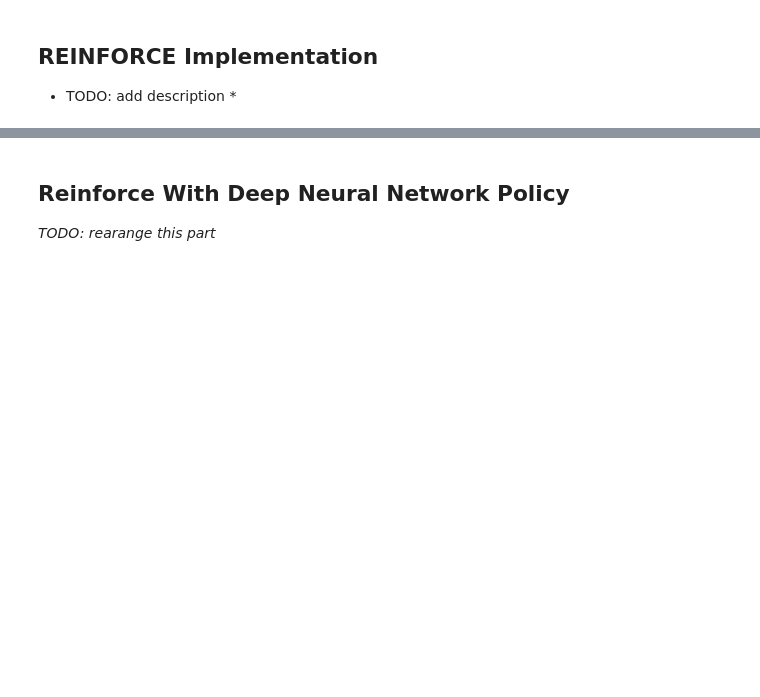
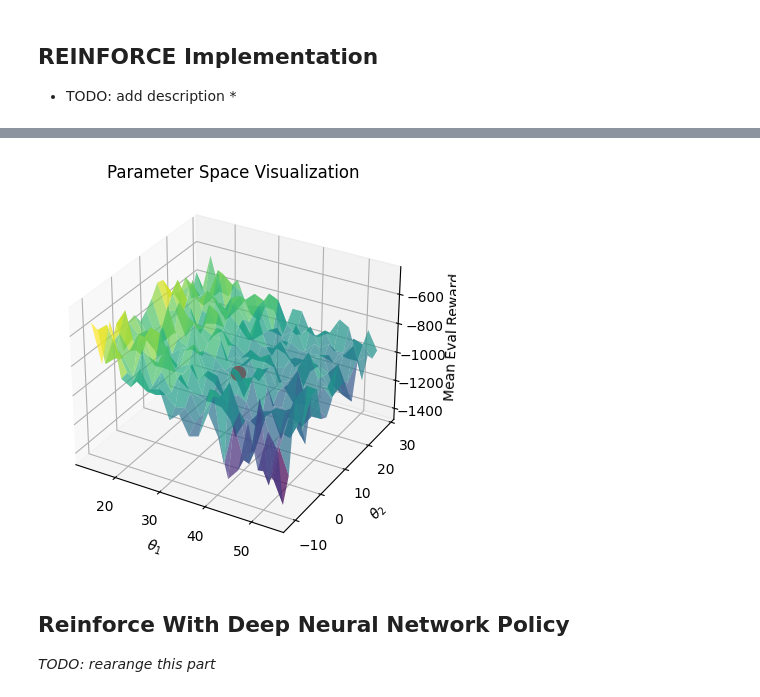
Before and after one commit to yuvalgos/policy_gradient_tutorial, a Jupyter notebook: PolicyGadient.ipynb, the cells around one changed output, grey strips where cells are left out. Drawn from its saved outputs; the diff is of its cells as text; code cells hidden in the pictures; blank space fills up the shorter version.

```diff
--- a/PolicyGadient.ipynb
+++ b/PolicyGadient.ipynb
@@ -290,3 +307,8 @@ Run Reinforce and plot results
+# %%
+from parameter_space_visualization import visualize_parameter_space
+visualize_parameter_space(policy, env, thetas_range=20, n_thetas=20)
+# %% [output]
+[figure, added]
 # %% [markdown]
 ## Reinforce With Deep Neural Network Policy
 
```
Also changed, not shown: parts of 16 cells of this notebook, 2 other files.
